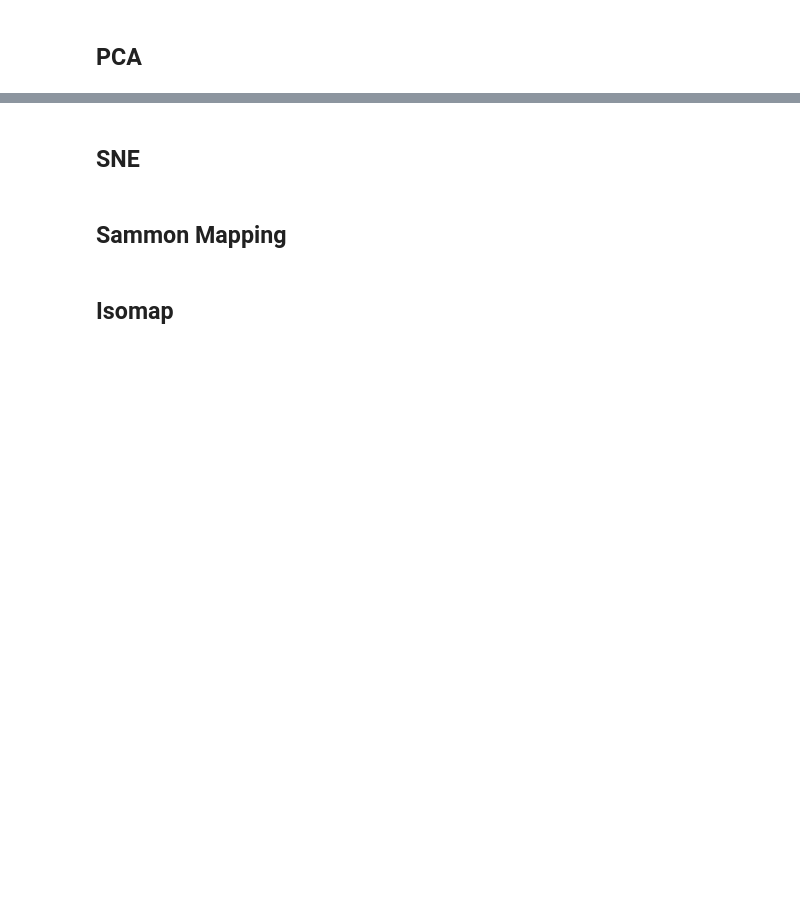
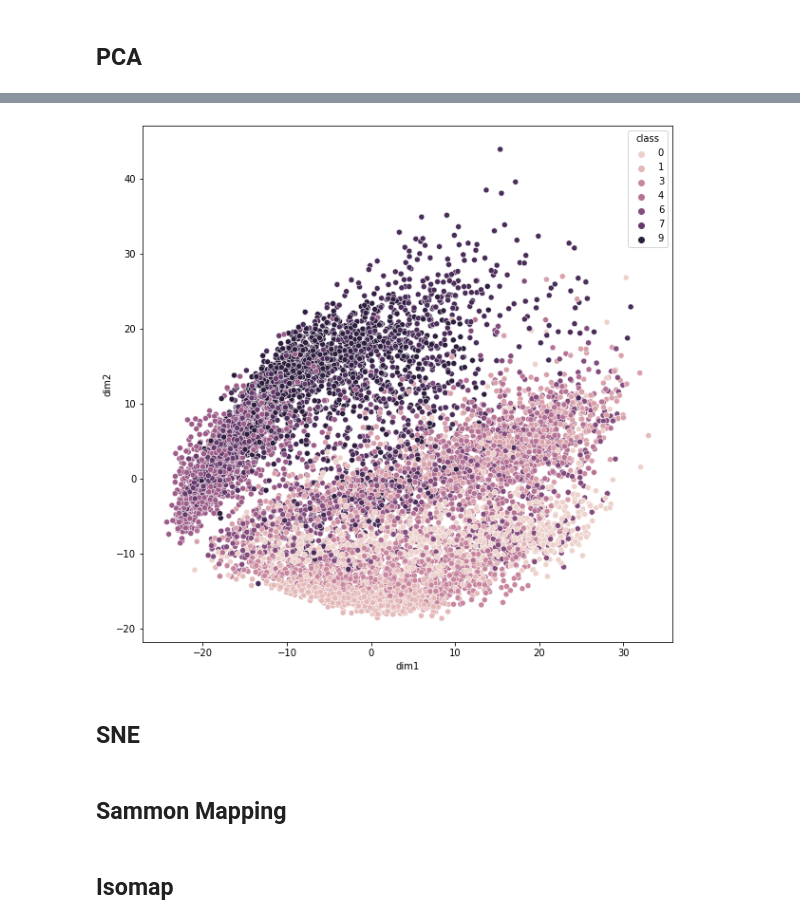
Before and after one commit to canquanquan/T-SNE, a Jupyter notebook: experiment.ipynb, the cells around one changed output, grey strips where cells are left out. Saved outputs shown, nothing was run; the diff lists cells and outputs as text; code cells hidden in the pictures; blank space fills up the shorter version.

```diff
--- a/experiment.ipynb
+++ b/experiment.ipynb
@@ -30,5 +95,7 @@ tsne = TSNE(n_components=2)
 from sklearn.decomposition import PCA
 # %%
 pca = PCA(n_components=2)
-# X_pca = pca.fit_transform(X_train)
-X_pca = pd.DataFrame(X_pca)
+X_pca = pd.DataFrame(pca.fit_transform(X_train))
+# %%
+X_pca = X_pca.rename(columns={0:'dim1', 1:'dim2'})
+df_pca = pd.concat([X_pca, Y], axis=1)
@@ -35,3 +111,7 @@ X_pca = pd.DataFrame(X_pca)
+# %%
+visualize(df_pca)
+# %% [output]
+[figure, added]
 # %% [markdown]
 ## SNE
 # %% [markdown]
```
Also changed, not shown: parts of 27 cells of this notebook, 1 other file.
